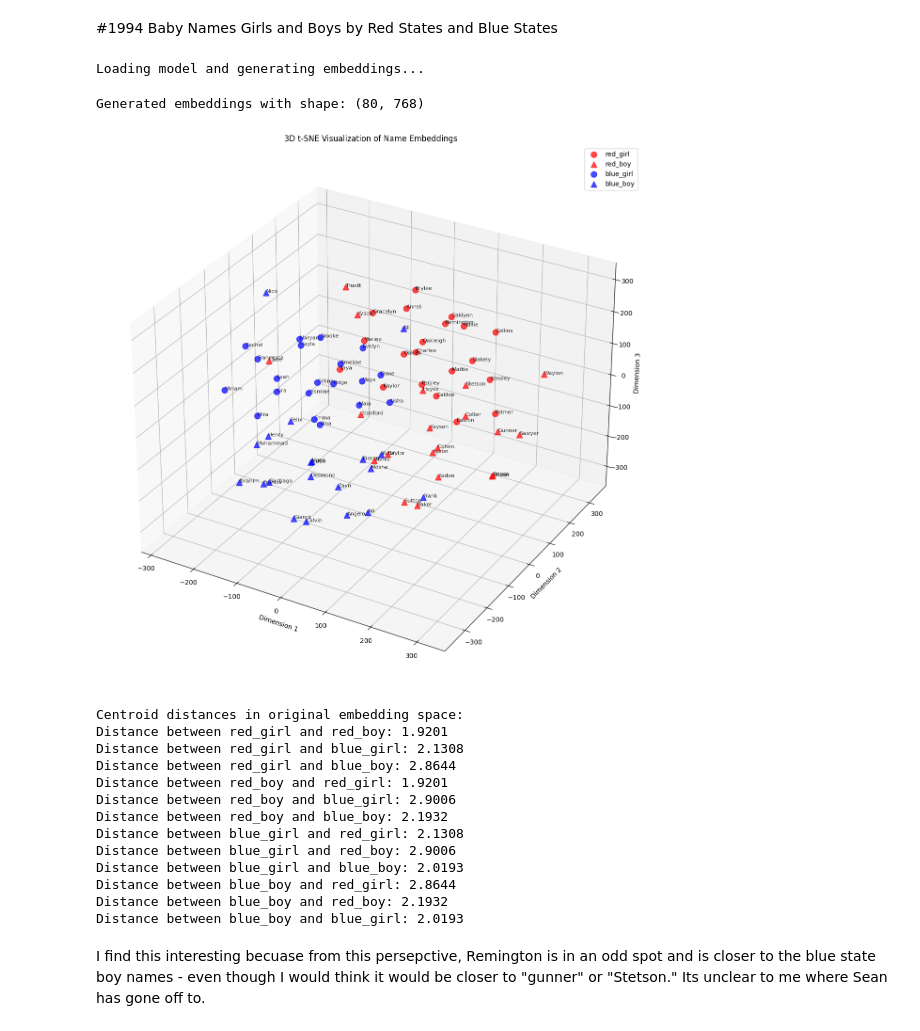
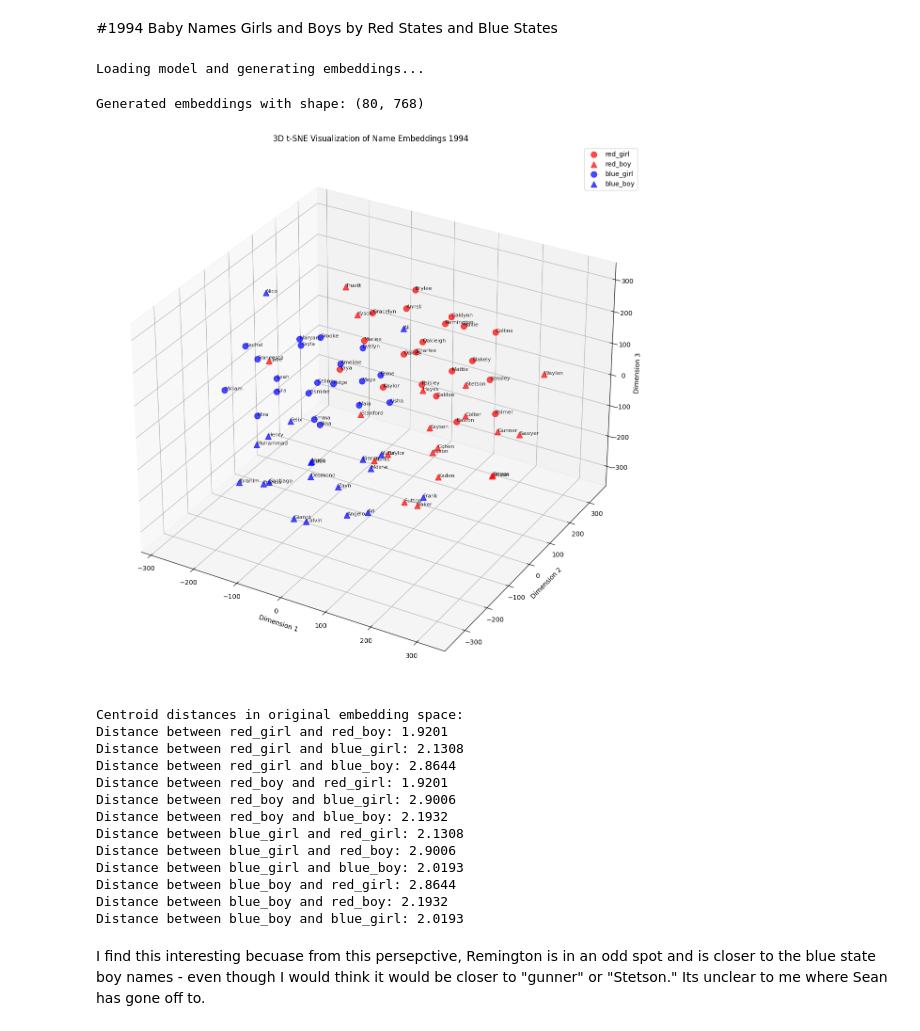
Before and after one commit to mollybocock/AI-Assignment-1, a Jupyter notebook: XAI_in_LLMs.ipynb, the cells around one changed output. Cells and saved outputs as stored; diff of their text form; code cells hidden in the pictures.

```diff
--- a/XAI_in_LLMs.ipynb
+++ b/XAI_in_LLMs.ipynb
@@ -504,7 +502,7 @@ color_map = {'red': 'r', 'blue': 'b'}
 marker_map = {'girl': 'o', 'boy': '^'}
 
 # Function to create 3D t-SNE visualization
-def create_3d_tsne_plot(embeddings, df, title="3D t-SNE Visualization of Name Embeddings"):
+def create_3d_tsne_plot(embeddings, df, title="3D t-SNE Visualization of Name Embeddings 1994"):
     # Configure t-SNE for 3D output
     tsne = TSNE(
         n_components=3,
@@ -610,34 +608,34 @@ def find_outliers():
         all_dists = {}
         for key in centroids:
             all_dists[key] = np.linalg.norm(embeddings[i] - centroids[key])
 
         # Check if it's an outlier (far from its own centroid)
         if own_dist > 1.5 * np.mean([all_dists[k] for k in all_dists]):
             outliers.append({
                 'name': name,
                 'group': group_key,
                 'distance_to_own_centroid': own_dist,
                 'distances_to_centroids': all_dists
             })
 
     # Print outliers information
     if outliers:
         print("\nPotential outliers:")
         for outlier in outliers:
             print(f"Name: {outlier['name']} (Group: {outlier['group']})")
             print(f"  Distance to own centroid: {outlier['distance_to_own_centroid']:.4f}")
             print("  Distances to all centroids:")
             for k, v in outlier['distances_to_centroids'].items():
                 print(f"    {k}: {v:.4f}")
             print()
 
 # Find potential outliers
 find_outliers()
 #Source: Generated with 3.7 Claude Sonnet 03/26/2025 15:28
 # %% [output]
 Loading model and generating embeddings...
 Generated embeddings with shape: (80, 768)
-[figure, old version]
+[figure, new version]
 Centroid distances in original embedding space:
 Distance between red_girl and red_boy: 1.9201
 Distance between red_girl and blue_girl: 2.1308
```
Also changed, not shown: parts of 5 cells of this notebook.
